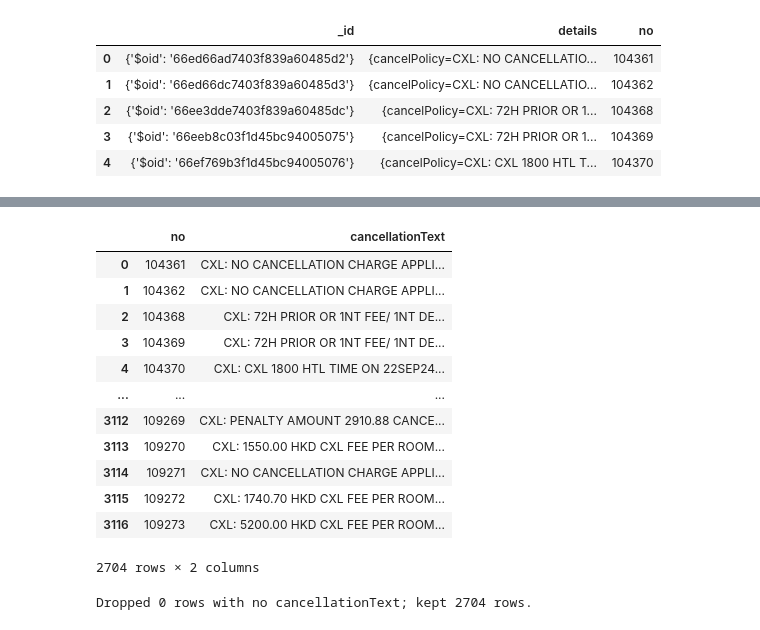
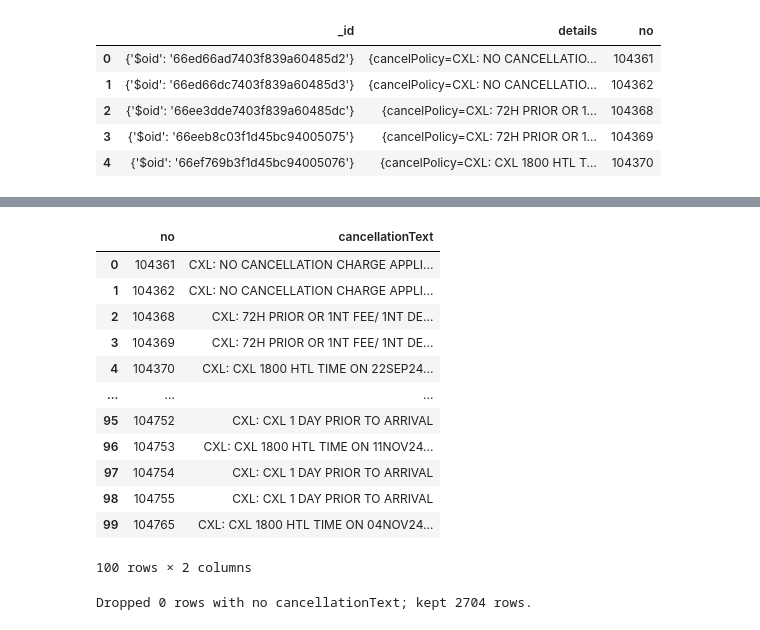
Before and after one commit to doguineyes/cancel-policy-lab, a Jupyter notebook: notebooks/01_eda.ipynb, the cells around one changed output, grey strips where cells are left out. Cells and saved outputs as stored; diff of their text form; code cells hidden in the pictures.

Commit message:
Print the cancellationText

```diff
--- a/notebooks/01_eda.ipynb
+++ b/notebooks/01_eda.ipynb
@@ -49,40 +49,40 @@ def extract_policy(details: str) -> str:
     if s.startswith("{") and s.endswith("}"):
         s = s[1:-1].strip()
 
     # REQUIREMENT 1: remove the leading "cancelPolicy=" prefix
     if s.lower().startswith("cancelpolicy="):
         s = s[len("cancelPolicy="):].strip()
 
     # REQUIREMENT 2: if "cancellationText:" exists, keep only that portion
     m_ct = FIELD_CT.search(s)
     if m_ct:
         return m_ct.group(1).strip()
 
     # REQUIREMENT 3: if metadata fields exist but no cancellationText -> drop
     if HAS_ISCAN.search(s) or HAS_DEADL.search(s):
         return ""
 
     # REQUIREMENT 4: otherwise keep the whole remaining string
     return s.strip()
 
 # 2) Apply to your DataFrame
 # df = pd.read_json("data/cancel_policy_in_booking.json")  # or however you loaded it
 df["cancellationText"] = df["details"].apply(extract_policy)
-df[["no", "cancellationText"]].head(10000)
+df[["no", "cancellationText"]].head(100)
 # %% [output]
 |  | no | cancellationText |
 | 0 | 104361 | CXL: NO CANCELLATION CHARGE APPLI... |
 | 1 | 104362 | CXL: NO CANCELLATION CHARGE APPLI... |
 | 2 | 104368 | CXL: 72H PRIOR OR 1NT FEE/ 1NT DE... |
 | 3 | 104369 | CXL: 72H PRIOR OR 1NT FEE/ 1NT DE... |
 | 4 | 104370 | CXL: CXL 1800 HTL TIME ON 22SEP24... |
 | ... | ... | ... |
-| 3112 | 109269 | CXL: PENALTY AMOUNT 2910.88 CANCE... |
-| 3113 | 109270 | CXL: 1550.00 HKD CXL FEE PER ROOM... |
-| 3114 | 109271 | CXL: NO CANCELLATION CHARGE APPLI... |
-| 3115 | 109272 | CXL: 1740.70 HKD CXL FEE PER ROOM... |
-| 3116 | 109273 | CXL: 5200.00 HKD CXL FEE PER ROOM... |
+| 95 | 104752 | CXL: CXL 1 DAY PRIOR TO ARRIVAL |
+| 96 | 104753 | CXL: CXL 1800 HTL TIME ON 11NOV24... |
+| 97 | 104754 | CXL: CXL 1 DAY PRIOR TO ARRIVAL |
+| 98 | 104755 | CXL: CXL 1 DAY PRIOR TO ARRIVAL |
+| 99 | 104765 | CXL: CXL 1800 HTL TIME ON 04NOV24... |
-2704 rows × 2 columns
+100 rows × 2 columns
 # %%
 import re
 import pandas as pd
```
